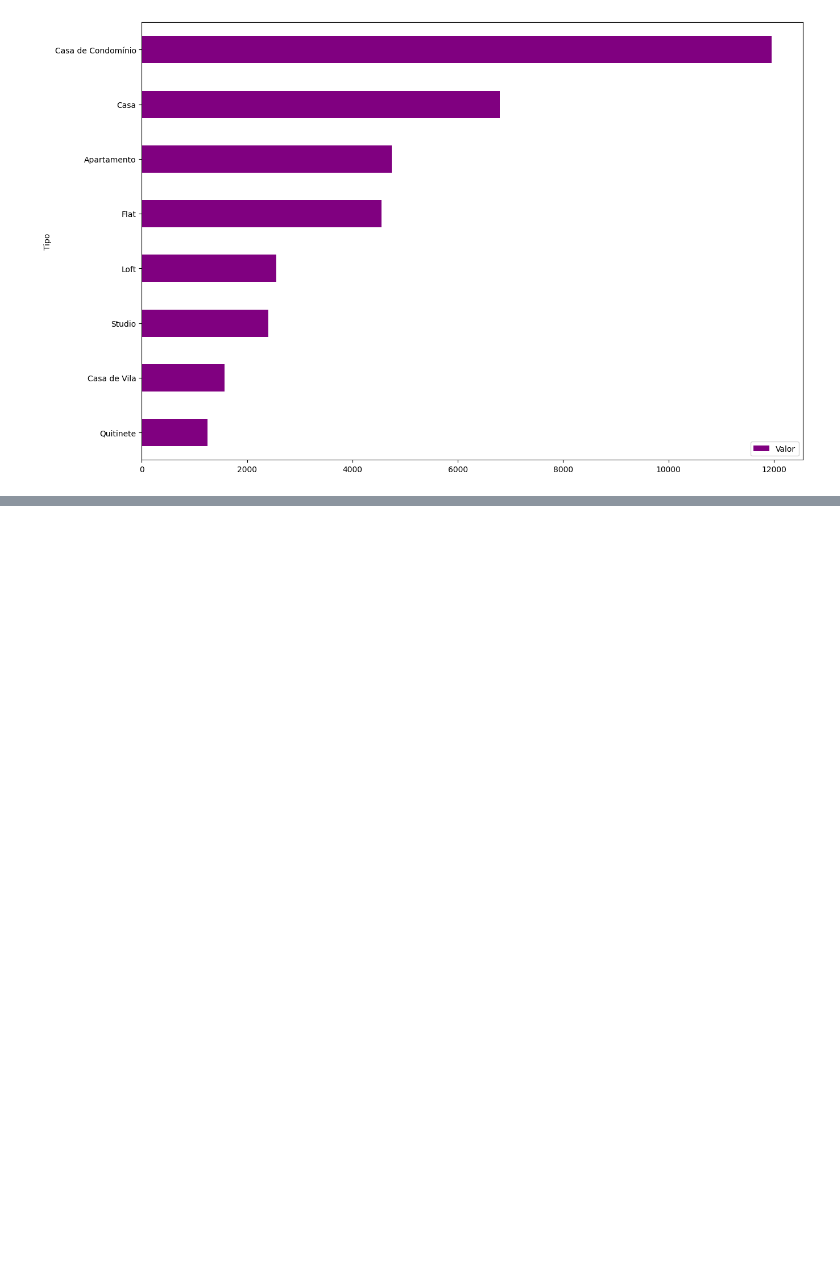
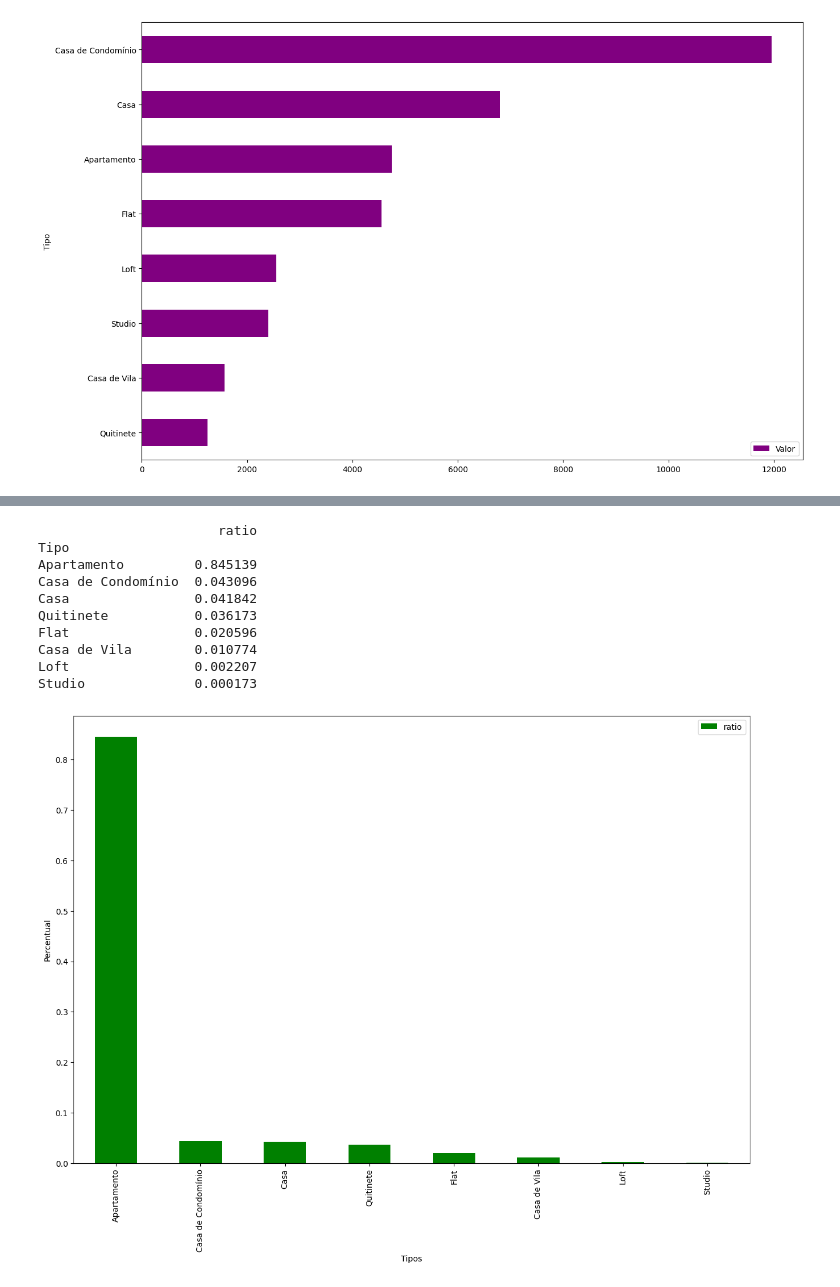
Before and after one commit to Heitorccf/Alura-pd, a Jupyter notebook: real-estate.ipynb, the cells around one changed output, grey strips where cells are left out. Drawn from its saved outputs; the diff is of its cells as text; code cells hidden in the pictures; blank space fills up the shorter version.

Commit message:
Agrupamento e cálculo percentual

```diff
--- a/real-estate.ipynb
+++ b/real-estate.ipynb
@@ -290,0 +311,24 @@ df_pricing.plot(kind="barh", figsize=(15, 10), color="purple");
+# %%
+# Criar o DataFrame com proporções
+df_tipo = df.Tipo.value_counts(normalize=True).to_frame(name="ratio")
+
+# Ordenar pelo maior valor para o menor
+df_tipo_sorted = df_tipo.sort_values("ratio", ascending=False)
+
+# Gerar o gráfico ordenado
+df_tipo_sorted.plot(kind="bar", figsize=(15,10), color="green", xlabel="Tipos", ylabel="Percentual")
+
+# Exibir o DataFrame
+print(df_tipo_sorted)
+# %% [output]
+                       ratio
+Tipo
+Apartamento         0.845139
+Casa de Condomínio  0.043096
+Casa                0.041842
+Quitinete           0.036173
+Flat                0.020596
+Casa de Vila        0.010774
+Loft                0.002207
+Studio              0.000173
+[figure, added]
```
Also changed, not shown: parts of 6 cells of this notebook.
